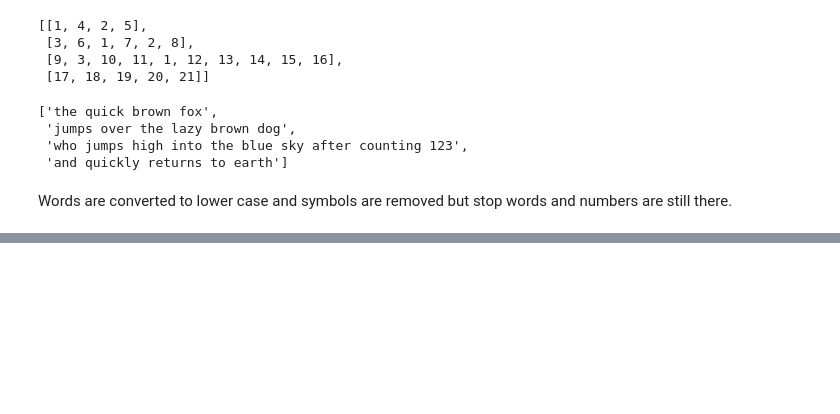
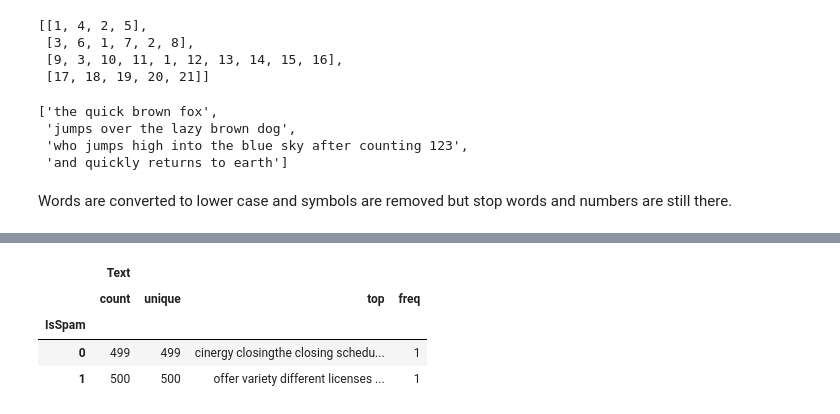
Before and after one commit to bolicnikola/Applied-Machine-Learning-And-AI, a Jupyter notebook: Natural_Language_Processing.ipynb, the cells around one changed output, grey strips where cells are left out. Drawn from its saved outputs; the diff is of its cells as text; code cells hidden in the pictures; blank space fills up the shorter version.

```diff
--- a/Natural_Language_Processing.ipynb
+++ b/Natural_Language_Processing.ipynb
@@ -69,0 +130,6 @@ ModuleNotFoundError: No module named 'nltk'
+# %%
+import pandas as pd
+
+df = pd.read_csv('Data/ham-spam.csv')
+df = df.sample(frac=1, random_state=0)
+df.head()
@@ -69,0 +143,9 @@ ModuleNotFoundError: No module named 'nltk'
+# %%
+df = df.drop_duplicates()
+df.groupby('IsSpam').describe()
+# %% [output]
+|  | Text |  |  |  |
+|  | count | unique | top | freq |
+| IsSpam |  |  |  |  |
+| 0 | 499 | 499 | cinergy closingthe closing schedu... | 1 |
+| 1 | 500 | 500 | offer variety different licenses ... | 1 |
```
Also changed, not shown: parts of 20 cells of this notebook.
